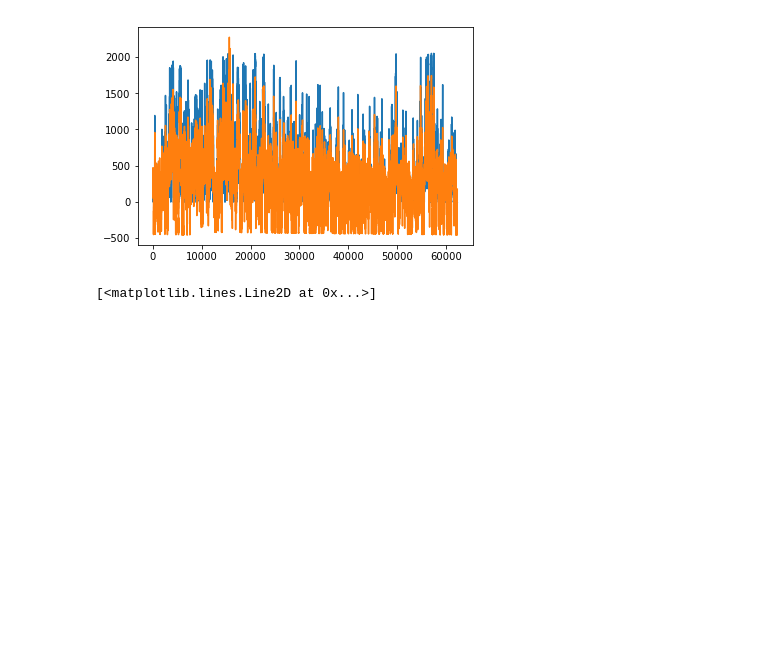
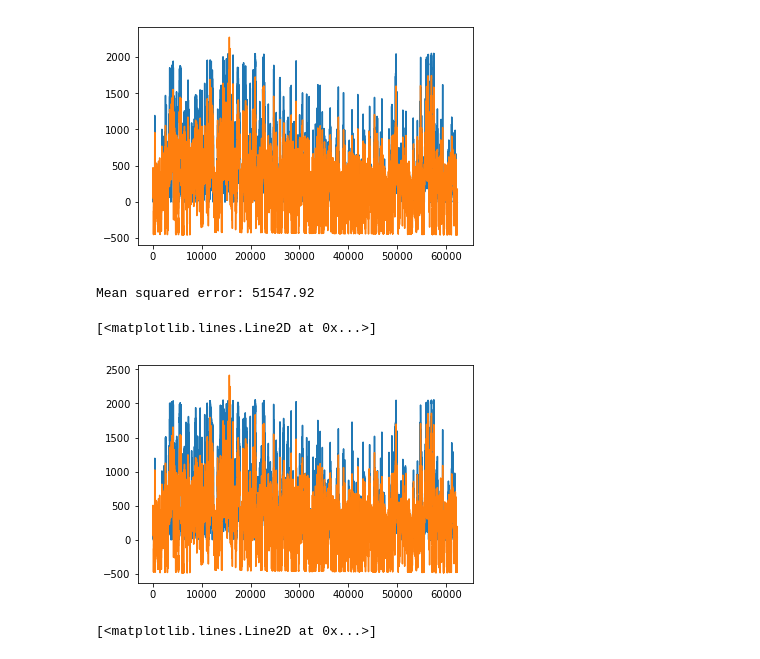
Before and after one commit to jason-hu7/Wind-Farm-Prediction, a Jupyter notebook: complete_code_v1.ipynb, the cells around one changed output. Saved outputs shown, nothing was run; the diff lists cells and outputs as text; code cells hidden in the pictures; blank space fills up the shorter version.

```diff
--- a/complete_code_v1.ipynb
+++ b/complete_code_v1.ipynb
@@ -323,6 +323,49 @@ plt.plot(y_pred)
 Mean squared error: 38029.64
 [<matplotlib.lines.Line2D at 0x...>]
 [figure]
+# %%
+# Turbine 4 direct power prediction
+
+x_turb_1_train = turbine_1_x[0:145452]
+x_turb_1_train = x_turb_1_train.loc[:,['Ws_avg','Year','Month','Day','Hour','Minute']]
+x_train = np.array(x_turb_1_train)
+
+x_turb_1_test = turbine_1_x[145452:]
+x_turb_1_test = x_turb_1_test.loc[:,['Ws_avg','Year','Month','Day','Hour','Minute']]
+x_test = np.array(x_turb_1_test)
+
+# Getting Y vector from turbine 4 data
+
+y_turb_4_train = turbine_4_x[0:145452]
+y_turb_4_train = y_turb_4_train.loc[:,['P_avg']]
+y_train = np.array(y_turb_4_train)
+
+y_turb_4_test = turbine_4_x[145452:]
+y_turb_4_test = y_turb_4_test.loc[:,['P_avg']]
+y_test = np.array(y_turb_4_test)
+
+# Importing the regressor
+regr = linear_model.LinearRegression()
+
+# Fitting the training data
+regr.fit(x_train, y_train)
+
+# Make predictions using the testing set
+y_pred = regr.predict(x_test)
+
+# Finding error
+print("Mean squared error: %.2f"
+      % mean_squared_error(y_test, y_pred))
+
+
+# Plotting them
+
+plt.plot(y_test)
+plt.plot(y_pred)
+# %% [output]
+Mean squared error: 51547.92
+[<matplotlib.lines.Line2D at 0x...>]
+[figure, added]
 # %%
 plt.plot(y_test[30000:31000])
 plt.plot(y_pred[30000:31000])
```
Also changed, not shown: parts of 22 cells of this notebook.
